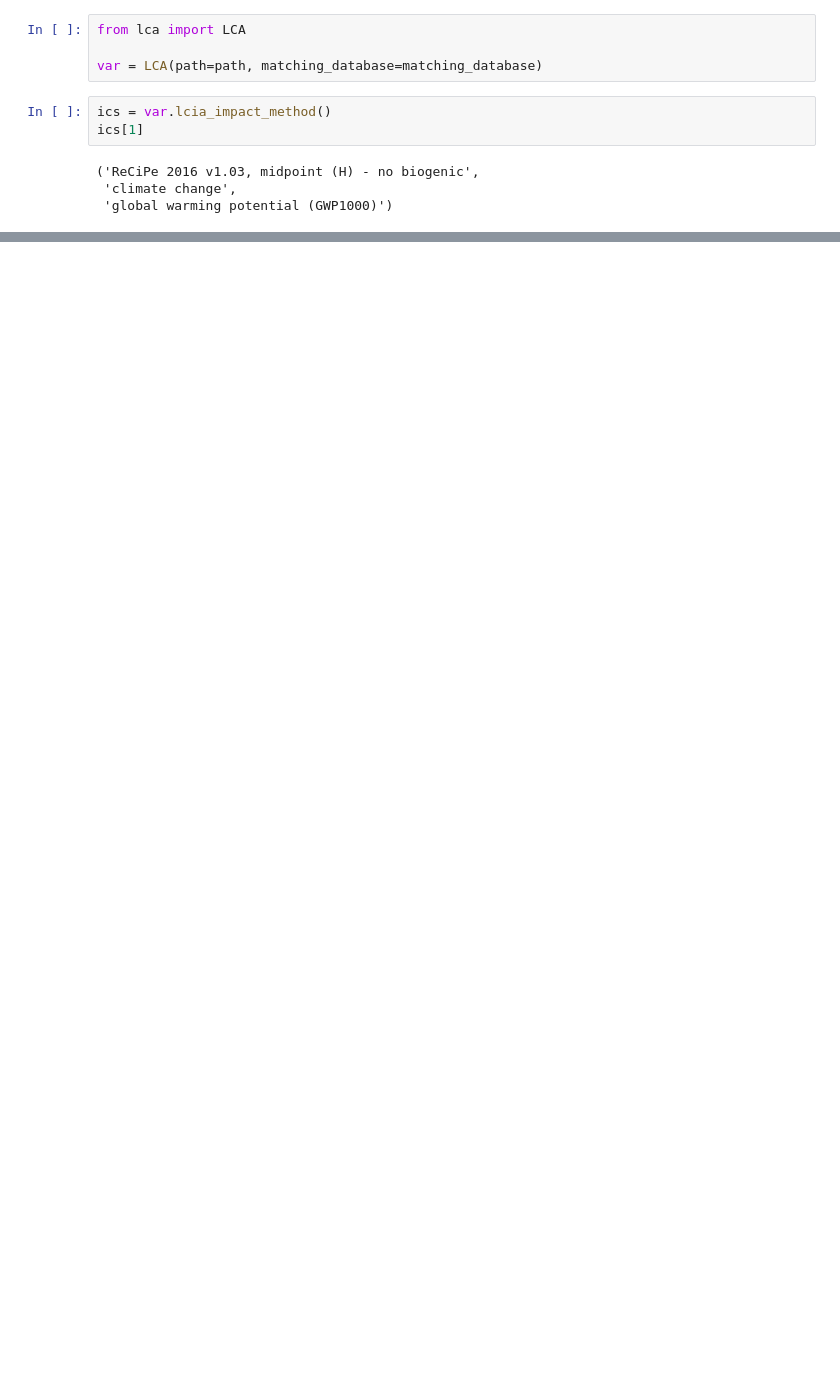
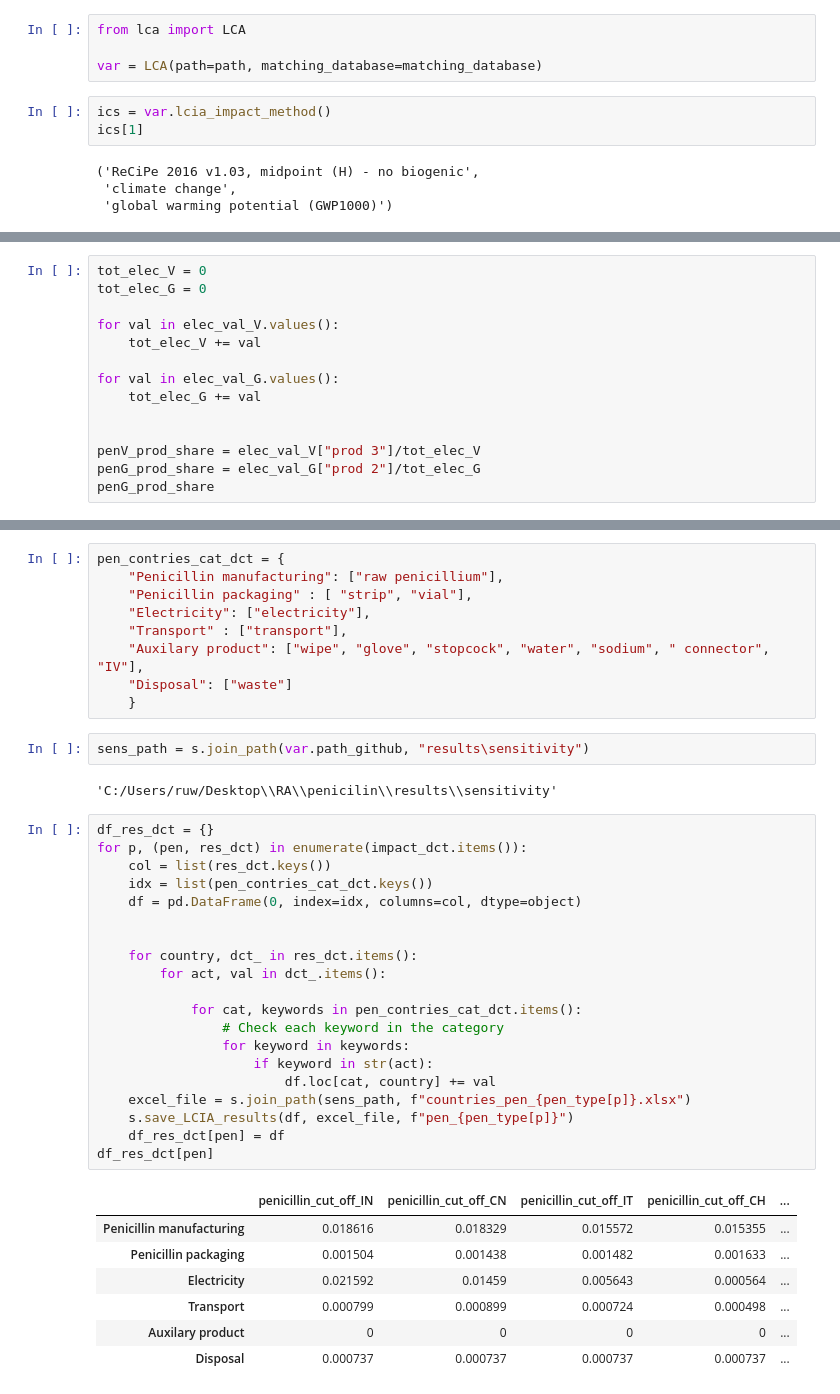
Before and after one commit to RuneWF/penicilin, a Jupyter notebook: Jupyter scripts/playground.ipynb, the cells around one changed output, grey strips where cells are left out. Saved outputs shown, nothing was run; the diff lists cells and outputs as text; blank space fills up the shorter version.

```diff
--- a/Jupyter scripts/playground.ipynb
+++ b/Jupyter scripts/playground.ipynb
@@ -183,0 +172,14 @@ df_tot_T
+# %%
+tot_elec_V = 0
+tot_elec_G = 0
+
+for val in elec_val_V.values():
+    tot_elec_V += val
+
+for val in elec_val_G.values():
+    tot_elec_G += val
+
+
+penV_prod_share = elec_val_V["prod 3"]/tot_elec_V
+penG_prod_share = elec_val_G["prod 2"]/tot_elec_G
+penG_prod_share
@@ -183,0 +231,41 @@ df_tot_T
+# %%
+pen_contries_cat_dct = {
+    "Penicillin manufacturing": ["raw penicillium"],
+    "Penicillin packaging" : [ "strip", "vial"],
+    "Electricity": ["electricity"],
+    "Transport" : ["transport"],
+    "Auxilary product": ["wipe", "glove", "stopcock", "water", "sodium", " connector", "IV"],
+    "Disposal": ["waste"]
+    }
+# %%
+sens_path = s.join_path(var.path_github, "results\sensitivity")
+# %% [output]
+'C:/Users/ruw/Desktop\\RA\\penicilin\\results\\sensitivity'
+# %%
+df_res_dct = {}
+for p, (pen, res_dct) in enumerate(impact_dct.items()):
+    col = list(res_dct.keys())
+    idx = list(pen_contries_cat_dct.keys())
+    df = pd.DataFrame(0, index=idx, columns=col, dtype=object)
+
+
+    for country, dct_ in res_dct.items():
+        for act, val in dct_.items():
+
+            for cat, keywords in pen_contries_cat_dct.items():
+                # Check each keyword in the category
+                for keyword in keywords:
+                    if keyword in str(act):
+                        df.loc[cat, country] += val
+    excel_file = s.join_path(sens_path, f"countries_pen_{pen_type[p]}.xlsx")
+    s.save_LCIA_results(df, excel_file, f"pen_{pen_type[p]}")
+    df_res_dct[pen] = df
+df_res_dct[pen]
+# %% [output]
+|  | penicillin_cut_off_IN | penicillin_cut_off_CN | penicillin_cut_off_IT | penicillin_cut_off_CH | ... |
+| Penicillin manufacturing | 0.018616 | 0.018329 | 0.015572 | 0.015355 | ... |
+| Penicillin packaging | 0.001504 | 0.001438 | 0.001482 | 0.001633 | ... |
+| Electricity | 0.021592 | 0.01459 | 0.005643 | 0.000564 | ... |
+| Transport | 0.000799 | 0.000899 | 0.000724 | 0.000498 | ... |
+| Auxilary product | 0 | 0 | 0 | 0 | ... |
+| Disposal | 0.000737 | 0.000737 | 0.000737 | 0.000737 | ... |
```
Also changed, not shown: parts of 19 cells of this notebook, 33 other files.
